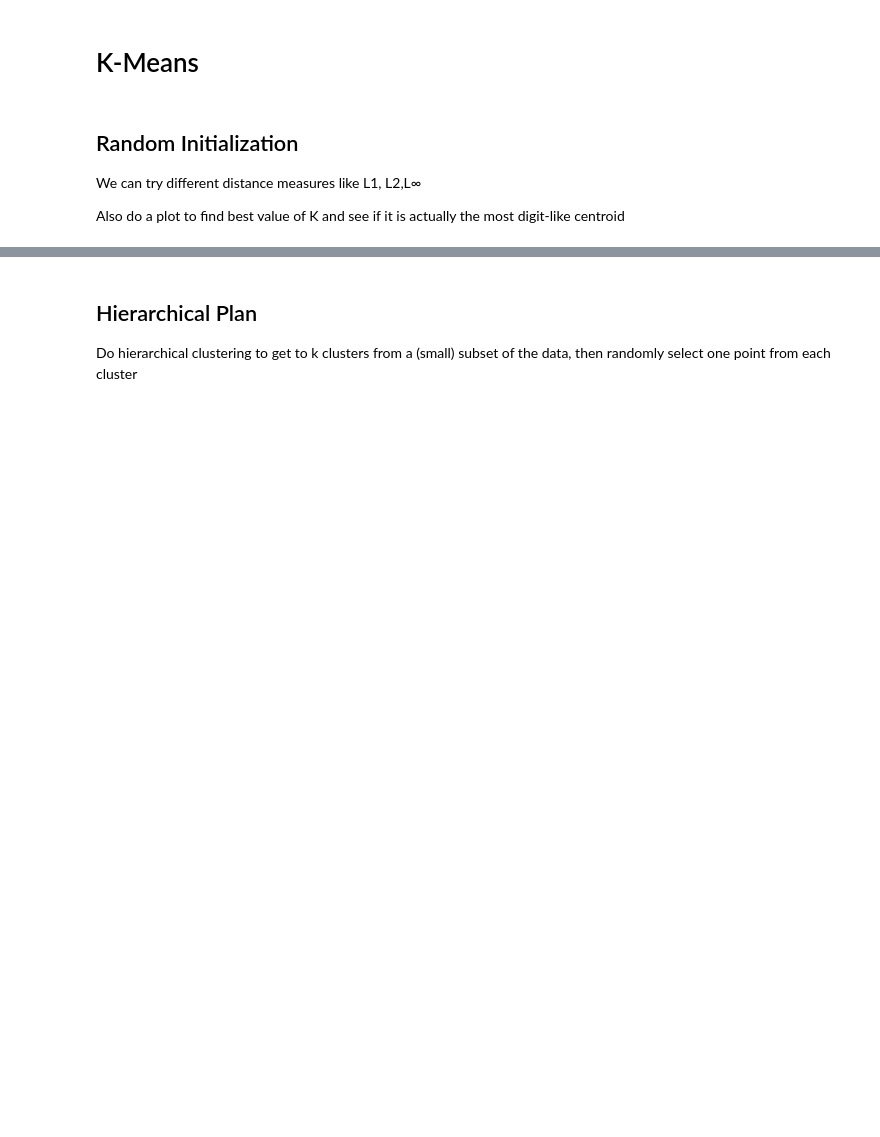
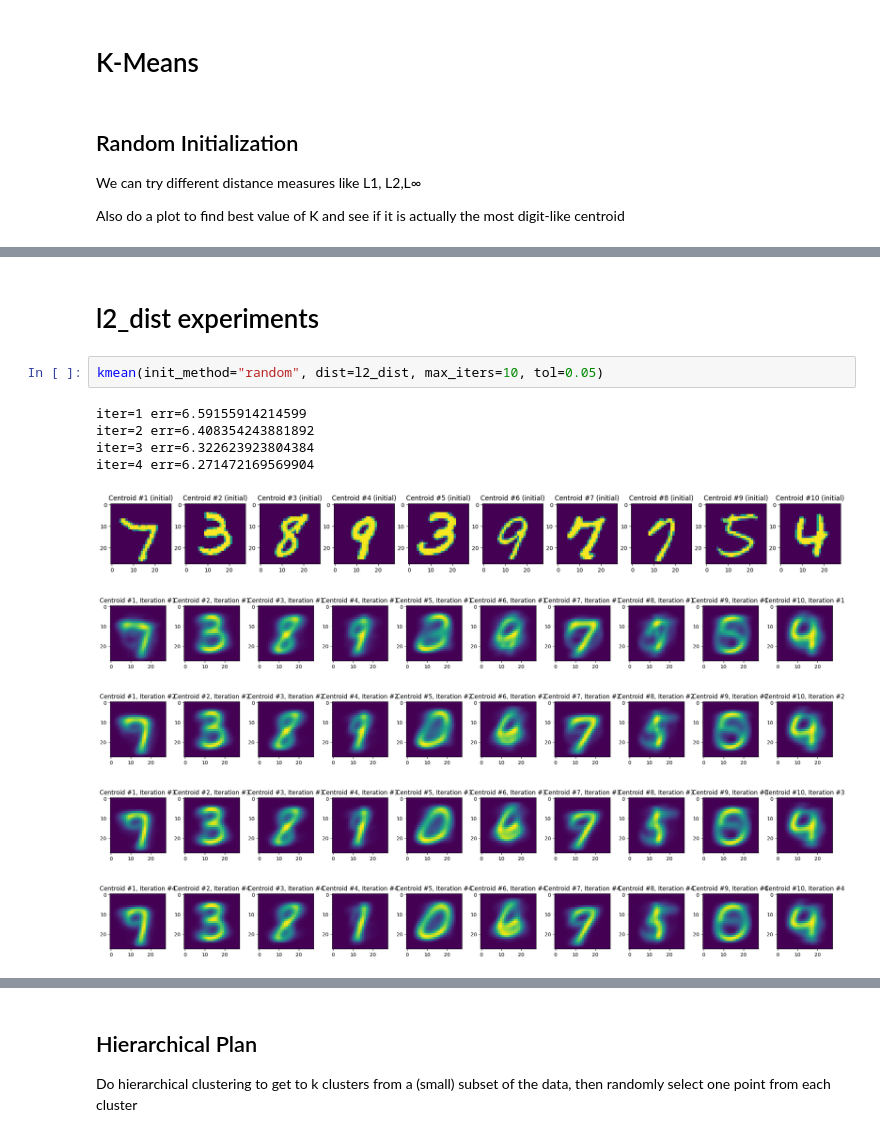
Before and after one commit to Nweaver412/Centroid-Visualization-MNIST, a Jupyter notebook: research/project_code.ipynb, the cells around one changed output, grey strips where cells are left out. Cells and saved outputs as stored; diff of their text form; blank space fills up the shorter version.

```diff
--- a/research/project_code.ipynb
+++ b/research/project_code.ipynb
@@ -162,0 +160,14 @@ centroids.shape
+# %% [markdown]
+# l2_dist experiments
+# %%
+kmean(init_method="random", dist=l2_dist, max_iters=10, tol=0.05)
+# %% [output]
+iter=1 err=6.59155914214599
+iter=2 err=6.408354243881892
+iter=3 err=6.322623923804384
+iter=4 err=6.271472169569904
+[figure, added]
+[figure, added]
+[figure, added]
+[figure, added]
+[figure, added]
```
Also changed, not shown: parts of 27 cells of this notebook.
